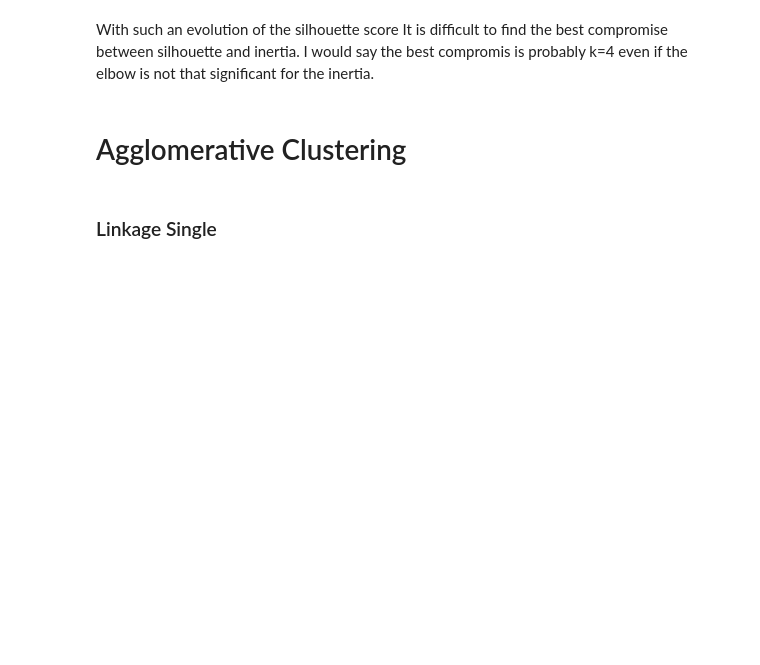
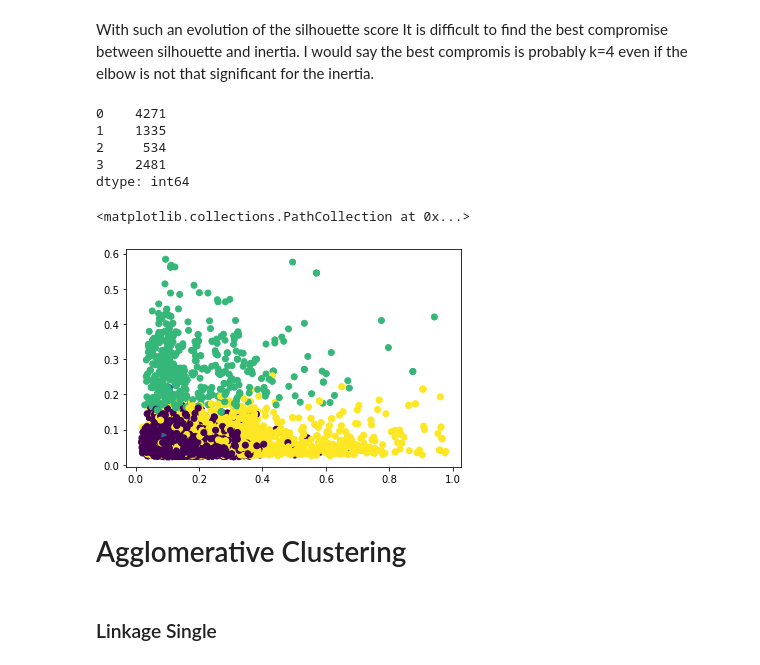
Before and after one commit to ebourelly/6_6_lab-unsupervised-learning-intro, a Jupyter notebook: 6_6_lab-unsupervised-learning-intro_Eric.ipynb, the cells around one changed output. Cells and saved outputs as stored; diff of their text form; code cells hidden in the pictures; blank space fills up the shorter version.

```diff
--- a/6_6_lab-unsupervised-learning-intro_Eric.ipynb
+++ b/6_6_lab-unsupervised-learning-intro_Eric.ipynb
@@ -111,6 +148,23 @@ Text(0.5, 1.0, 'Silhouette score showing the optimal k')
 # %% [markdown]
 With such an evolution of the silhouette score It is difficult to find the best compromise between silhouette and inertia.
 I would say the best compromis is probably k=4 even if the elbow is not that significant for the inertia.
+# %%
+kmeans = KMeans(n_clusters=4, random_state=1234)
+kmeans.fit(X_prep)
+clusters = kmeans.predict(X_prep)
+pd.Series(clusters).value_counts().sort_index()
+# %% [output]
+0    4271
+1    1335
+2     534
+3    2481
+dtype: int64
+# %%
+# If we try a chart with some of the original columns, let's see what the clusters look like
+plt.scatter(full_data['liveness'],full_data['speechiness'], c = clusters)
+# %% [output]
+<matplotlib.collections.PathCollection at 0x...>
+[figure, added]
 # %% [markdown]
 # Agglomerative Clustering
 # %% [markdown]
```
Also changed, not shown: parts of 52 cells of this notebook, 6 other files.
